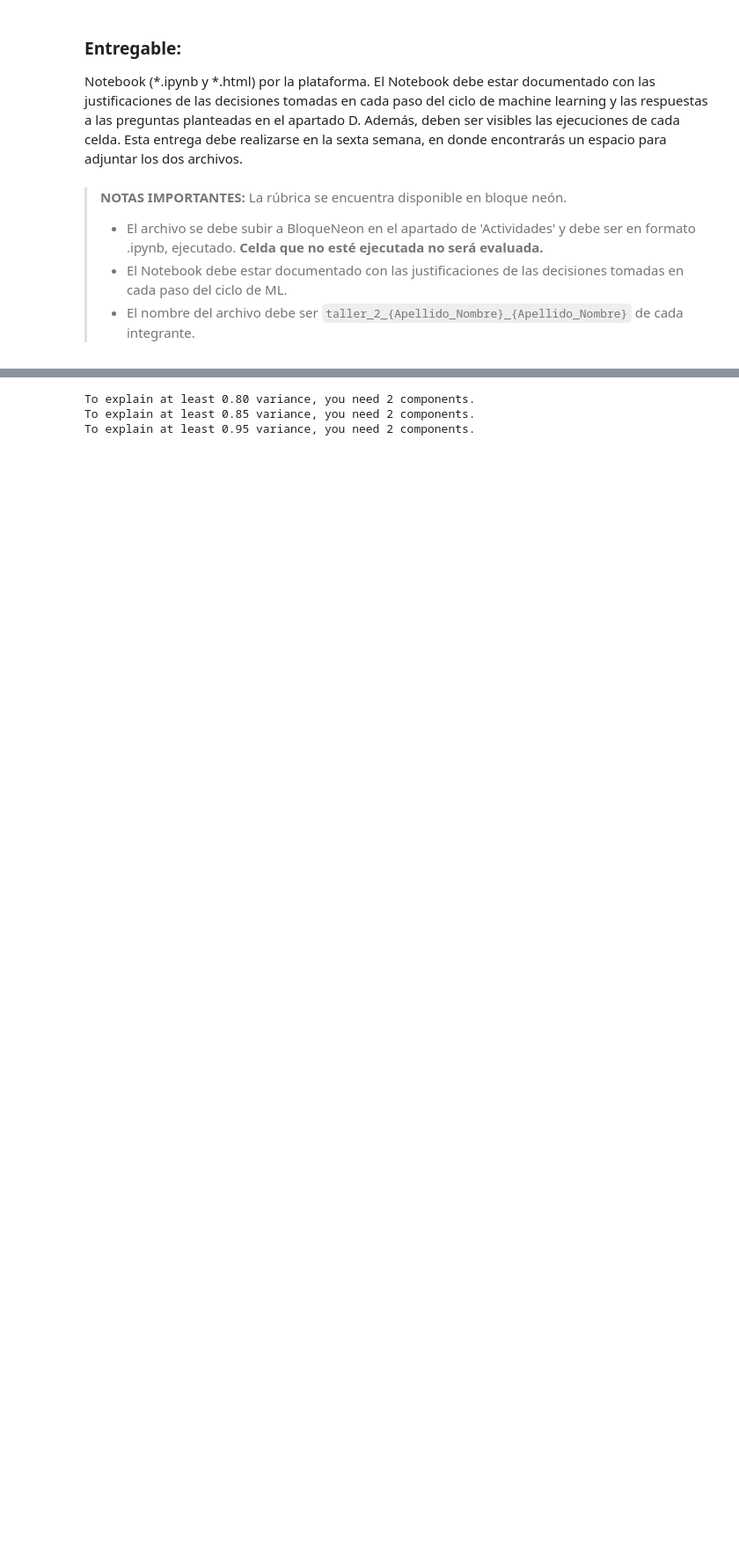
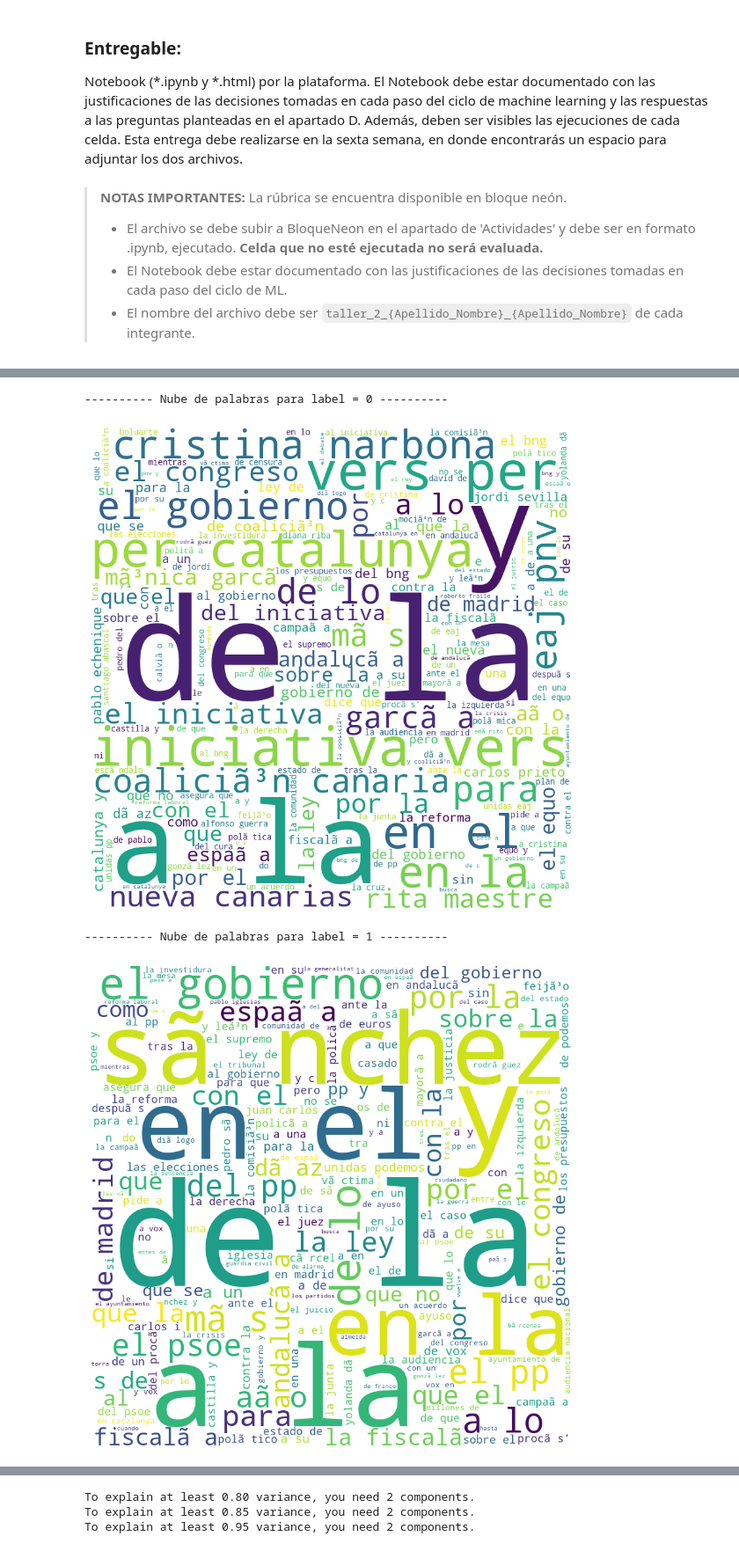
Before and after one commit to ErichGiusseppe/MINE-4206_202510_AML, a Jupyter notebook: Talleres/Taller 3/MINE_4206_202510_AML_Taller3.ipynb, the cells around one changed output, grey strips where cells are left out. Shown at 88% size. Drawn from its saved outputs; the diff is of its cells as text; code cells hidden in the pictures; blank space fills up the shorter version.

```diff
--- a/Talleres/Taller 3/MINE_4206_202510_AML_Taller3.ipynb
+++ b/Talleres/Taller 3/MINE_4206_202510_AML_Taller3.ipynb
@@ -168,0 +203,9 @@ range(0, 2)
+# %%
+for i in range(2):
+  print(f'---------- Nube de palabras para label = {i} ----------')
+  show_wordcloud(train.loc[train['Label']==(i), 'Titulo'])
+# %% [output]
+---------- Nube de palabras para label = 0 ----------
+[figure, added]
+---------- Nube de palabras para label = 1 ----------
+[figure, added]
```
Also changed, not shown: parts of 25 cells of this notebook.
